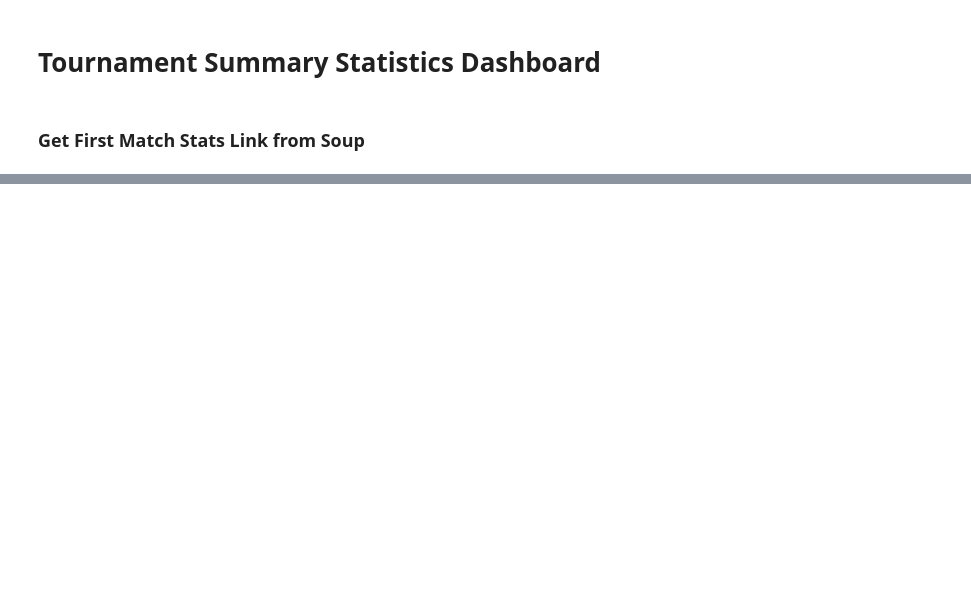
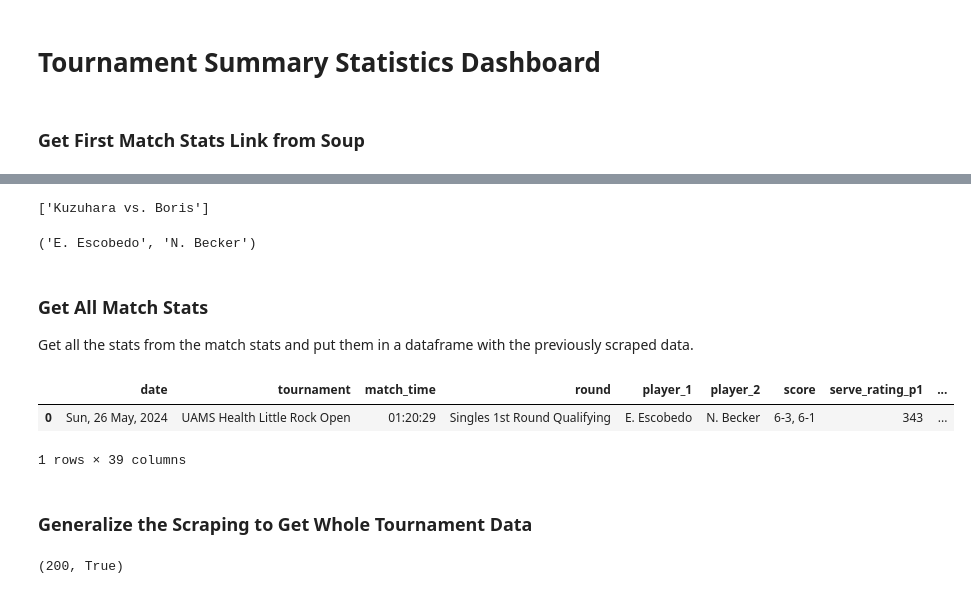
Before and after one commit to dklopstein/atp-tour-scraping, a Jupyter notebook: notebook.ipynb, the cells around one changed output, grey strips where cells are left out. Drawn from its saved outputs; the diff is of its cells as text; code cells hidden in the pictures; blank space fills up the shorter version.

```diff
--- a/notebook.ipynb
+++ b/notebook.ipynb
@@ -25,5 +27,5 @@ After getting the page, we'll check to make sure that the request was okay.
 # %%
-tournament_page = requests.get('https://www.atptour.com/en/scores/archive/little-rock/9188/2024/draws')
+tournament_page = requests.get('https://www.atptour.com/en/scores/archive/little-rock/9188/2024/results')
 tournament_page.status_code, tournament_page.ok
 # %% [output]
 (200, True)
@@ -62,0 +95,4 @@ stats_soup.find_all('div', class_='match-header')[0].find('strong').text
+# %%
+re.findall(r'\w+ vs. \w+', stats_soup.find('title').text)
+# %% [output]
+['Kuzuhara vs. Boris']
@@ -62,0 +101,12 @@ stats_soup.find_all('div', class_='match-header')[0].find('strong').text
+# %%
+# get names of both players
+player_1 = stats_soup.find_all('div', class_='name')[0].text.strip()
+player_2 = stats_soup.find_all('div', class_='name')[1].text.strip()
+
+player_1, player_2
+# %% [output]
+('E. Escobedo', 'N. Becker')
+# %% [markdown]
+### Get All Match Stats
+
+Get all the stats from the match stats and put them in a dataframe with the previously scraped data.
@@ -62,0 +116,61 @@ stats_soup.find_all('div', class_='match-header')[0].find('strong').text
+# %%
+# initilize list of all statistics
+statistics = [
+    'serve_rating',
+    'aces',
+    'double_faults',
+    'first_serve',
+    '1st_serve_points_won',
+    '2nd_serve_points_won',
+    'break_points_saved',
+    'service_games_played',
+    'return_rating',
+    '1st_serve_return_points_won',
+    '2nd_serve_return_points_won',
+    'break_points_converted',
+    'return_games_played',
+    'service_points_won',
+    'return_points_won',
+    'total_points_won'
+]
+
+# add already scraped data
+row_stats = {
+    'date': date,
+    'tournament': tournament_name,
+    'match_time': match_time,
+    'round': round_number,
+    'player_1': player_1,
+    'player_2': player_2,
+    'score': scores
+}
+
+
+# add each stat for each player to the dataframe
+for i in range(len(statistics)):
+    # convert stat to int if it is a single integer stat
+    if (0 <= i and i < 3) or (7 <= i and i < 9) or (i == 12):
+        p1_stat = int(all_stats[i].find('div', class_='player1').text.strip())
+        p2_stat = int(all_stats[i].find('div', class_='player2').text.strip())
+
+    # remove percent from fraction stats
+    else:
+        p1_stat = all_stats[i].find('div', class_='player1').text.strip().split()[0]
+        p2_stat = all_stats[i].find('div', class_='player2').text.strip().split()[0]
+
+    # add stats for each player to dictionary (row in df)
+    row_stats[f'{statistics[i]}_p1'] = p1_stat
+    row_stats[f'{statistics[i]}_p2'] = p2_stat
+
+pd.DataFrame([row_stats])
+# %% [output]
+|  | date | tournament | match_time | round | player_1 | player_2 | score | serve_rating_p1 | ... |
+| 0 | Sun, 26 May, 2024 | UAMS Health Little Rock Open | 01:20:29 | Singles 1st Round Qualifying | E. Escobedo | N. Becker | 6-3, 6-1 | 343 | ... |
+1 rows × 39 columns
+# %% [markdown]
+### Generalize the Scraping to Get Whole Tournament Data
+# %%
+tournament_page = requests.get('https://www.atptour.com/en/scores/archive/little-rock/9188/2024/results')
+tournament_page.status_code, tournament_page.ok
+# %% [output]
+(200, True)
```
Also changed, not shown: parts of 24 cells of this notebook.
